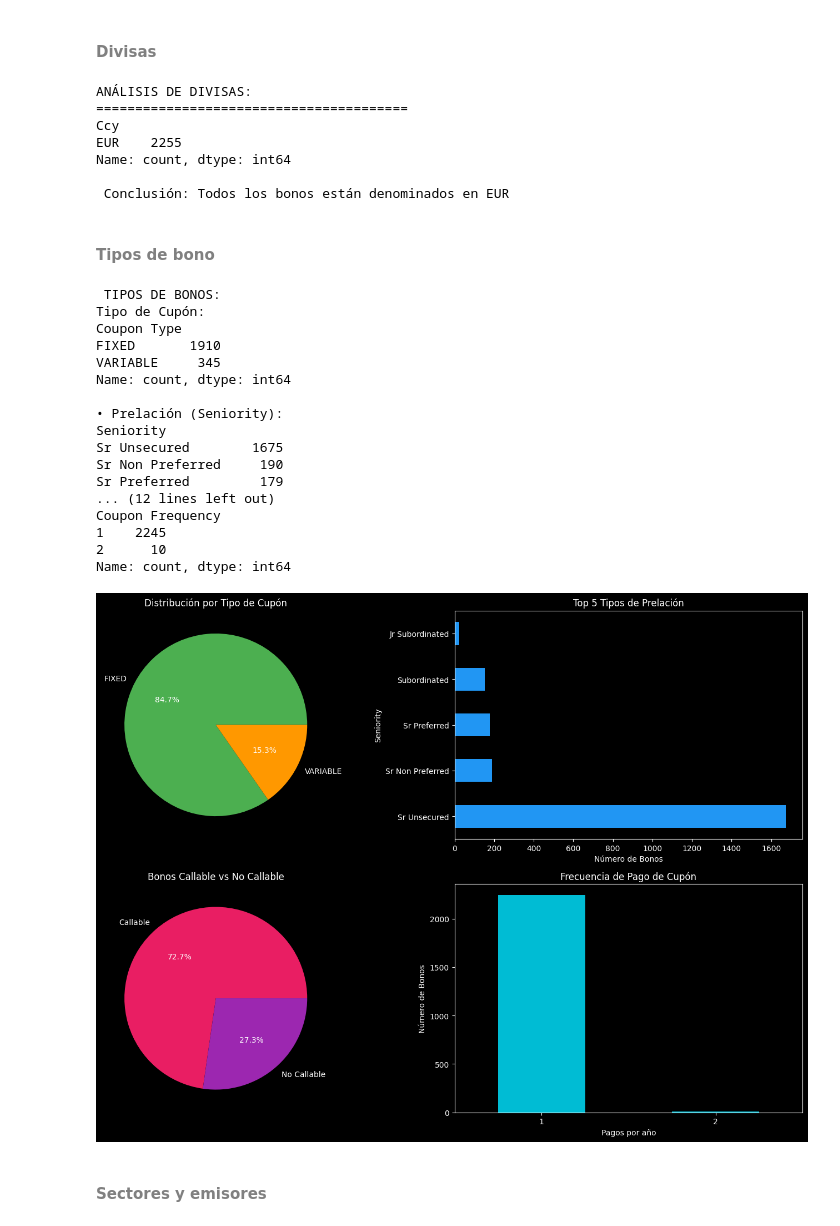
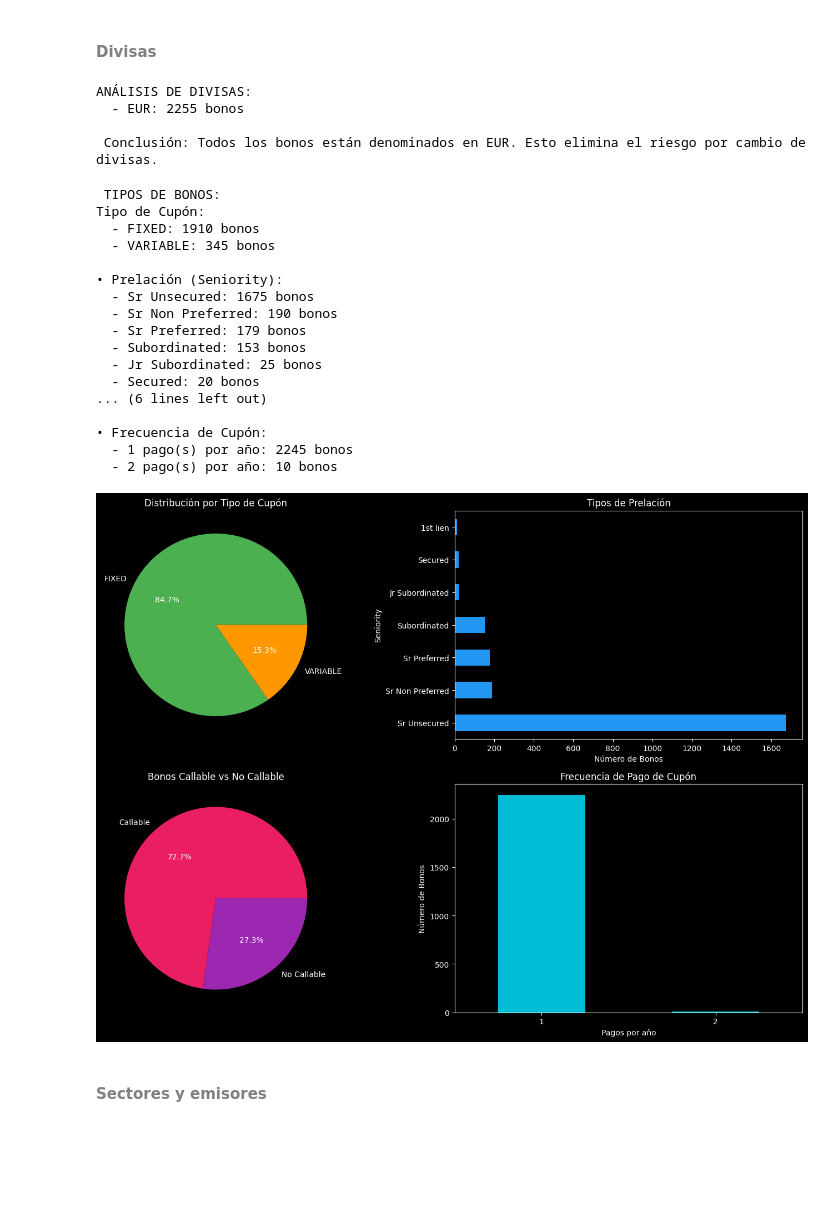
Before and after one commit to Juanjod54/MIAX_TB2.1, a Jupyter notebook: src/TallerRF_AnálisisCartera_Enunciado.ipynb, the cells around one changed output. Saved outputs shown, nothing was run; the diff lists cells and outputs as text; code cells hidden in the pictures; blank space fills up the shorter version.

```diff
--- a/src/TallerRF_AnálisisCartera_Enunciado.ipynb
+++ b/src/TallerRF_AnálisisCartera_Enunciado.ipynb
@@ -88,0 +101,3 @@ Entre otras, plantéate cuestiones como:
+# %%
+universo = pd.read_csv('data/universo.csv', sep=';', encoding='utf-8-sig')
+universo.head()
@@ -104,12 +127,6 @@ def clean_numeric_column(col):
 fecha_analisis = pd.to_datetime('2025-10-01')
 print(f"Fecha de análisis: {fecha_analisis.strftime('%Y-%m-%d')}")
 
-# Cargar universo de bonos
-
-universo = pd.read_csv('../data/universo.csv',
-                       sep=';',
-                       encoding='utf-8-sig',
-                       decimal=',')
 
 # Limpiar columnas numéricas
 numeric_columns = ['Price', 'Coupon', 'PD 1YR', 'Outstanding Amount',
@@ -155,28 +172,25 @@ memory usage: 387.7+ KB
 #### <font color=#808080>Divisas</font>
 # %%
 print("ANÁLISIS DE DIVISAS:")
-print("="*40)
-print(universo['Ccy'].value_counts())
-print(f"\n Conclusión: Todos los bonos están denominados en EUR")
+currency = universo['Ccy'].value_counts()
+for curr, quantity in currency.items():
+    print(f"  - {curr}: {quantity} bonos")
+
+print(f"\n Conclusión: Todos los bonos están denominados en EUR. Esto elimina el riesgo por cambio de divisas.")
 # %% [output]
 ANÁLISIS DE DIVISAS:
-========================================
-Ccy
-EUR    2255
-Name: count, dtype: int64
+  - EUR: 2255 bonos
 
- Conclusión: Todos los bonos están denominados en EUR
+ Conclusión: Todos los bonos están denominados en EUR. Esto elimina el riesgo por cambio de divisas.
-# %% [markdown]
-#### <font color=#808080>Tipos de bono</font>
 # %%
 # Análisis de tipos de bonos
 print(" TIPOS DE BONOS:")
 
-
 # Tipo de cupón
 print("Tipo de Cupón:")
 coupon_types = universo['Coupon Type'].value_counts()
-print(coupon_types)
+for coupon, quantity in coupon_types.items():
+    print(f"  - {coupon}: {quantity} bonos")
 
 # Visualización
 fig, axes = plt.subplots(2, 2, figsize=(14, 10))
@@ -189,60 +203,66 @@ axes[0,0].set_ylabel('')
 # Prelación
 print("\n• Prelación (Seniority):")
 seniority = universo['Seniority'].value_counts()
-print(seniority.head())
+for senior, quantity in seniority.items():
+    print(f"  - {senior}: {quantity} bonos")
 
 # Gráfico 2: Prelación
-seniority.head(5).plot(kind='barh', ax=axes[0,1], color='#2196F3')
-axes[0,1].set_title('Top 5 Tipos de Prelación')
+seniority.plot(kind='barh', ax=axes[0,1], color='#2196F3')
+axes[0,1].set_title('Tipos de Prelación')
 axes[0,1].set_xlabel('Número de Bonos')
 
 # Callable
-print("\n• Bonos Callable:")
+print("\n• Bonos Callable o Optionalidad:")
 callable_analysis = universo['Callable'].value_counts()
-print(callable_analysis)
+#print(callable_analysis)
+for call , quantity in callable_analysis.items():
+    print(f"  - {senior}: {quantity} bonos")
+
 callable_pct = callable_analysis.get('Y', 0)/len(universo)*100
 print(f"→ {callable_pct:.1f}% de los bonos son callable")
 
 # Gráfico 3: Callable
 callable_analysis.plot(kind='pie', ax=axes[1,0], autopct='%1.1f%%',
                        colors=['#E91E63', '#9C27B0'],
                        labels=['Callable', 'No Callable'])
 axes[1,0].set_title('Bonos Callable vs No Callable')
 axes[1,0].set_ylabel('')
 
 # Frecuencia de cupón
 print("\n• Frecuencia de Cupón:")
 freq = universo['Coupon Frequency'].value_counts()
-print(freq)
+for frequency, quantity in freq.items(): #Cambio el print para que muestre la información más clara
+    print(f"  - {frequency} pago(s) por año: {quantity} bonos")
+print("\n")
 
 # Gráfico 4: Frecuencia
 freq.plot(kind='bar', ax=axes[1,1], color='#00BCD4')
 axes[1,1].set_title('Frecuencia de Pago de Cupón')
 axes[1,1].set_xlabel('Pagos por año')
 axes[1,1].set_ylabel('Número de Bonos')
 axes[1,1].tick_params(axis='x', rotation=0)
 
 plt.tight_layout()
 plt.show()
 # %% [output]
  TIPOS DE BONOS:
 Tipo de Cupón:
-Coupon Type
-FIXED       1910
-VARIABLE     345
-Name: count, dtype: int64
+  - FIXED: 1910 bonos
+  - VARIABLE: 345 bonos
 
 • Prelación (Seniority):
-Seniority
-Sr Unsecured        1675
-Sr Non Preferred     190
-Sr Preferred         179
-... (12 lines left out)
-Coupon Frequency
-1    2245
-2      10
-Name: count, dtype: int64
+  - Sr Unsecured: 1675 bonos
+  - Sr Non Preferred: 190 bonos
+  - Sr Preferred: 179 bonos
+  - Subordinated: 153 bonos
+  - Jr Subordinated: 25 bonos
+  - Secured: 20 bonos
+... (6 lines left out)
+
+• Frecuencia de Cupón:
+  - 1 pago(s) por año: 2245 bonos
+  - 2 pago(s) por año: 10 bonos
-[figure, old version]
+[figure, new version]
 # %% [markdown]
 #### <font color=#808080>Sectores y emisores</font>
 # %%
```
Also changed, not shown: parts of 4 cells of this notebook.
